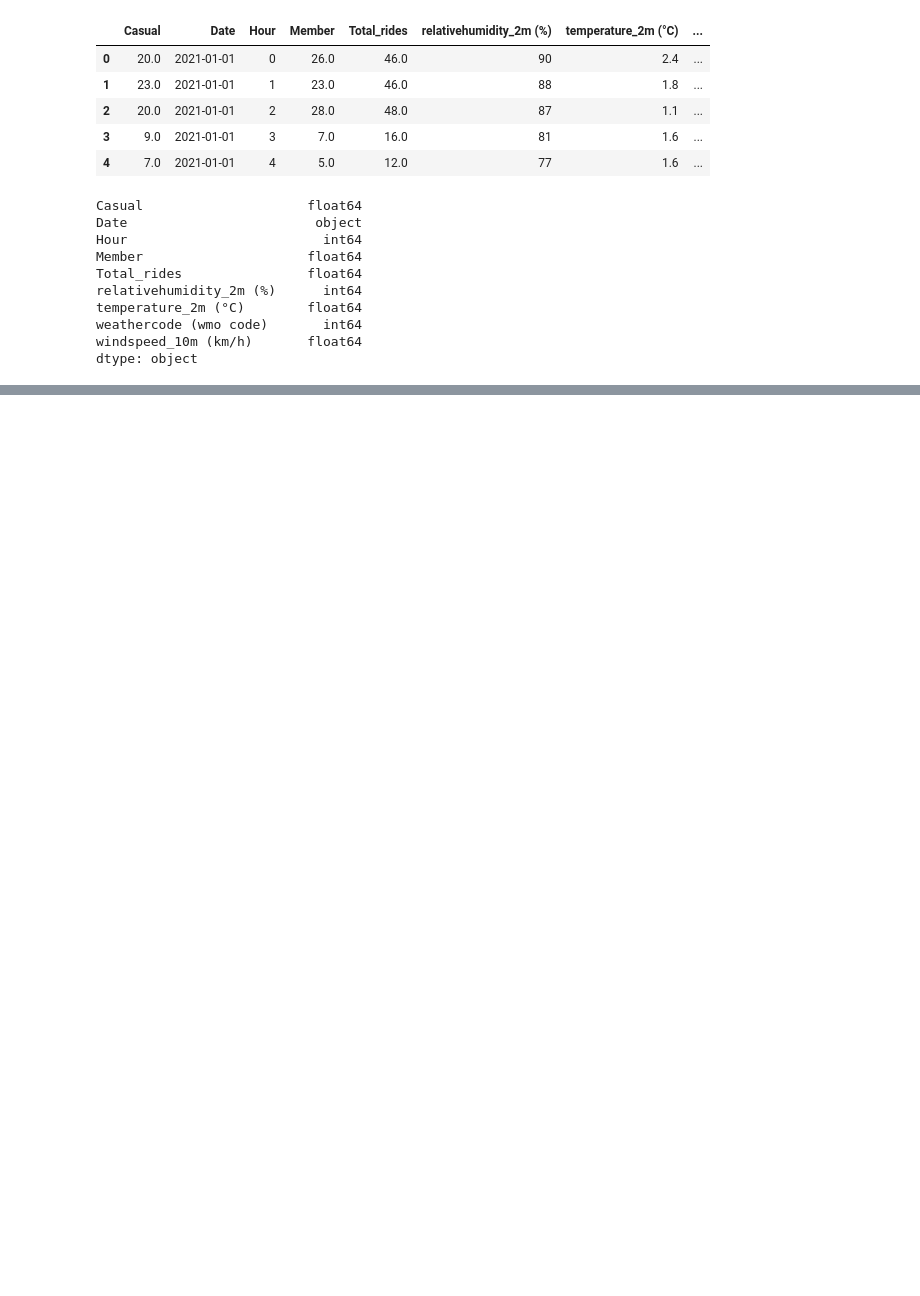
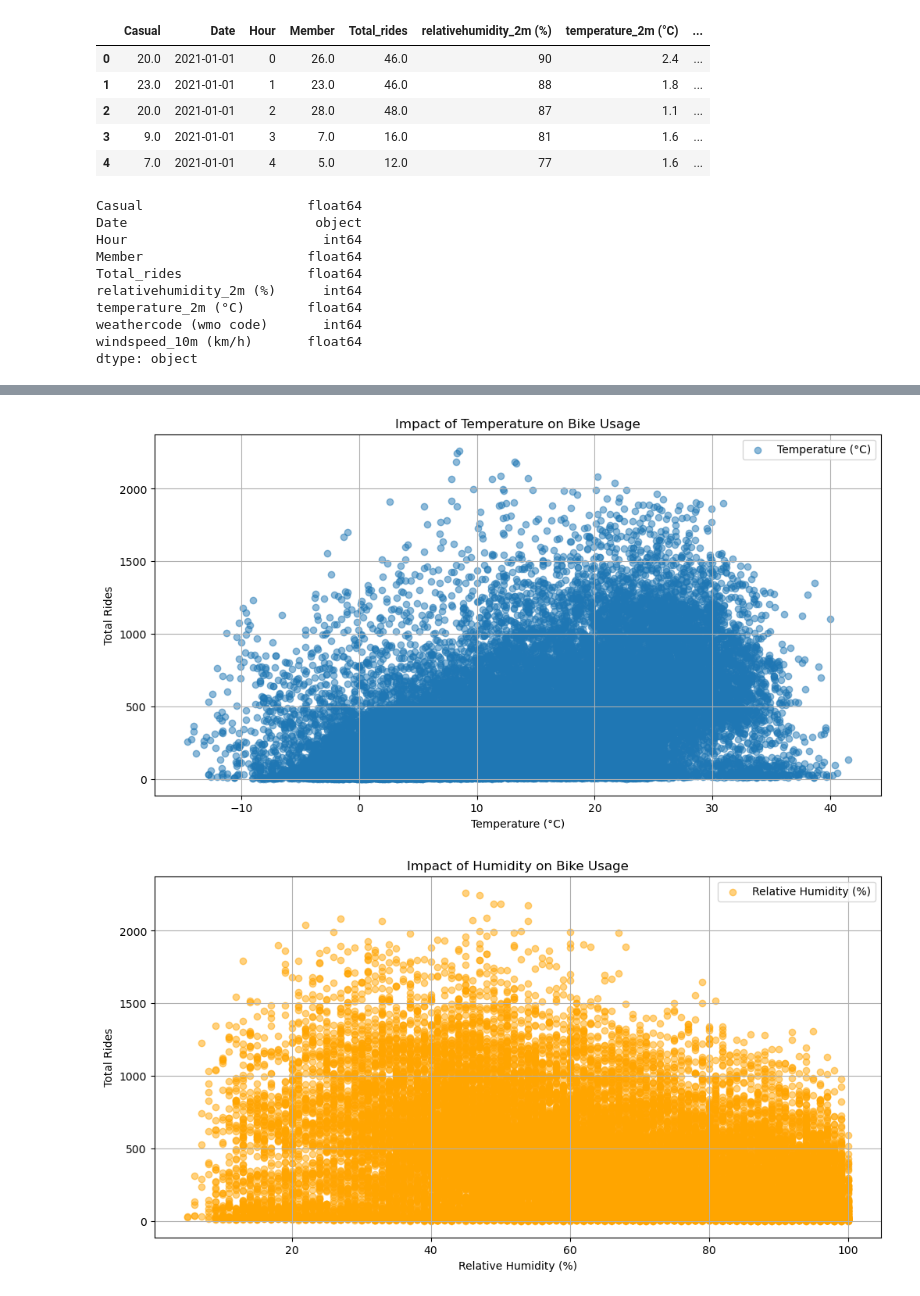
Before and after one commit to rakeshtparayil/capital_bike_share, a Jupyter notebook: capital_bike_share_EDA.ipynb, the cells around one changed output, grey strips where cells are left out. Drawn from its saved outputs; the diff is of its cells as text; code cells hidden in the pictures; blank space fills up the shorter version.

```diff
--- a/capital_bike_share_EDA.ipynb
+++ b/capital_bike_share_EDA.ipynb
@@ -138,0 +138,35 @@ bike_hourly_new.describe()
+# %%
+# Plot the impact of weather conditions on bike usage
+plt.figure(figsize=(12,6))
+
+# Scatter plot for temperature vs total rides
+plt.scatter(bike_hourly_new['temperature_2m_(°c)'], bike_hourly_new['total_rides'], alpha=0.5, label='Temperature (°C)')
+plt.xlabel('Temperature (°C)')
+plt.ylabel('Total Rides')
+plt.title('Impact of Temperature on Bike Usage')
+plt.grid(True)
+plt.legend()
+plt.show()
+
+# Scatter plot for humidity vs total rides
+plt.figure(figsize=(12,6))
+plt.scatter(bike_hourly_new['relativehumidity_2m_(%)'], bike_hourly_new['total_rides'], alpha=0.5, color='orange', label='Relative Humidity (%)')
+plt.xlabel('Relative Humidity (%)')
+plt.ylabel('Total Rides')
+plt.title('Impact of Humidity on Bike Usage')
+plt.grid(True)
+plt.legend()
+plt.show()
+
+# Scatter plot for wind speed vs total rides
+plt.figure(figsize=(12,6))
+plt.scatter(bike_hourly_new['windspeed_10m_(km/h)'], bike_hourly_new['total_rides'], alpha=0.5, color='green', label='Wind Speed (km/h)')
+plt.xlabel('Wind Speed (km/h)')
+plt.ylabel('Total Rides')
+plt.title('Impact of Wind Speed on Bike Usage')
+plt.grid(True)
+plt.legend()
+plt.show()
+# %% [output]
+[figure, added]
+[figure, added]
```
Also changed, not shown: parts of 19 cells of this notebook, 1 other file.
